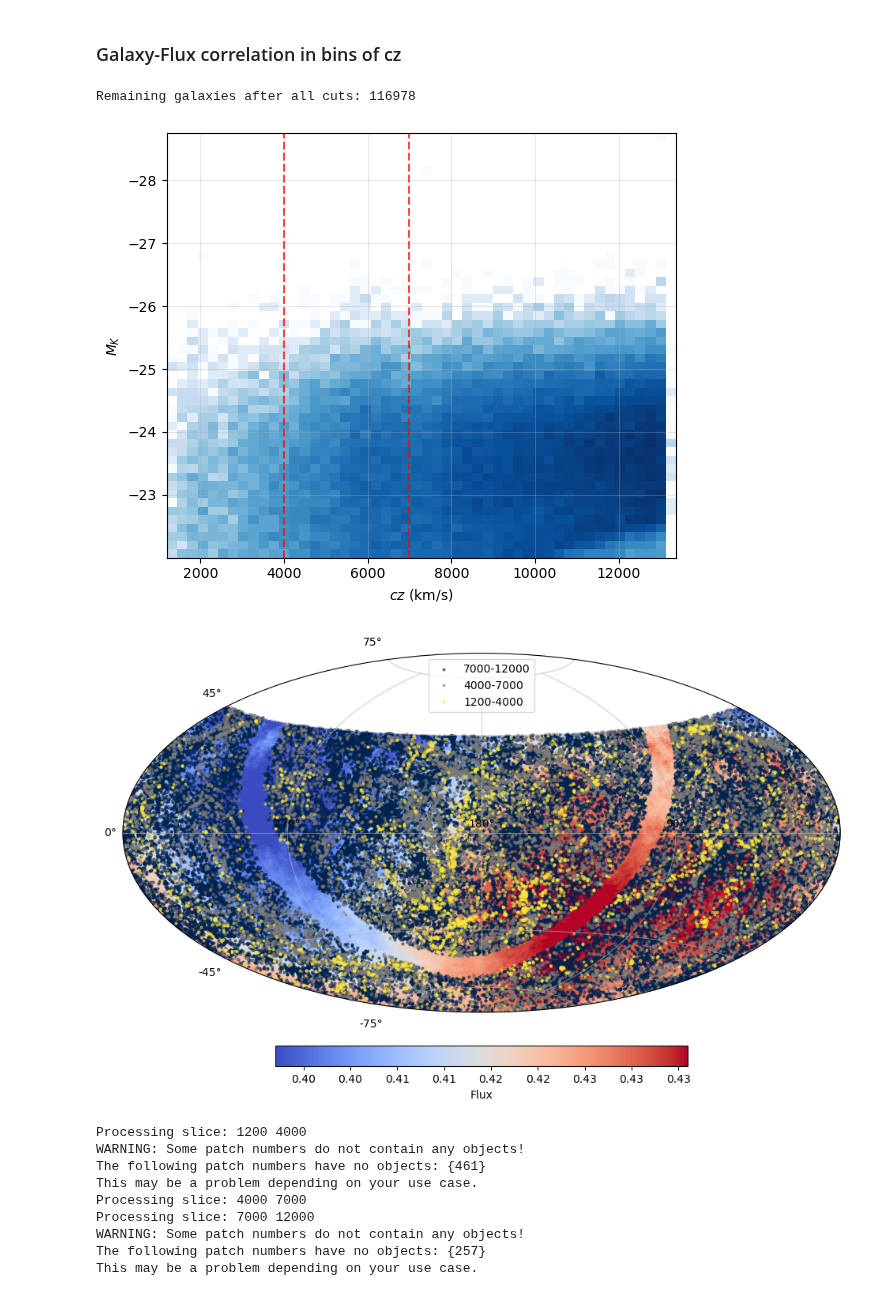
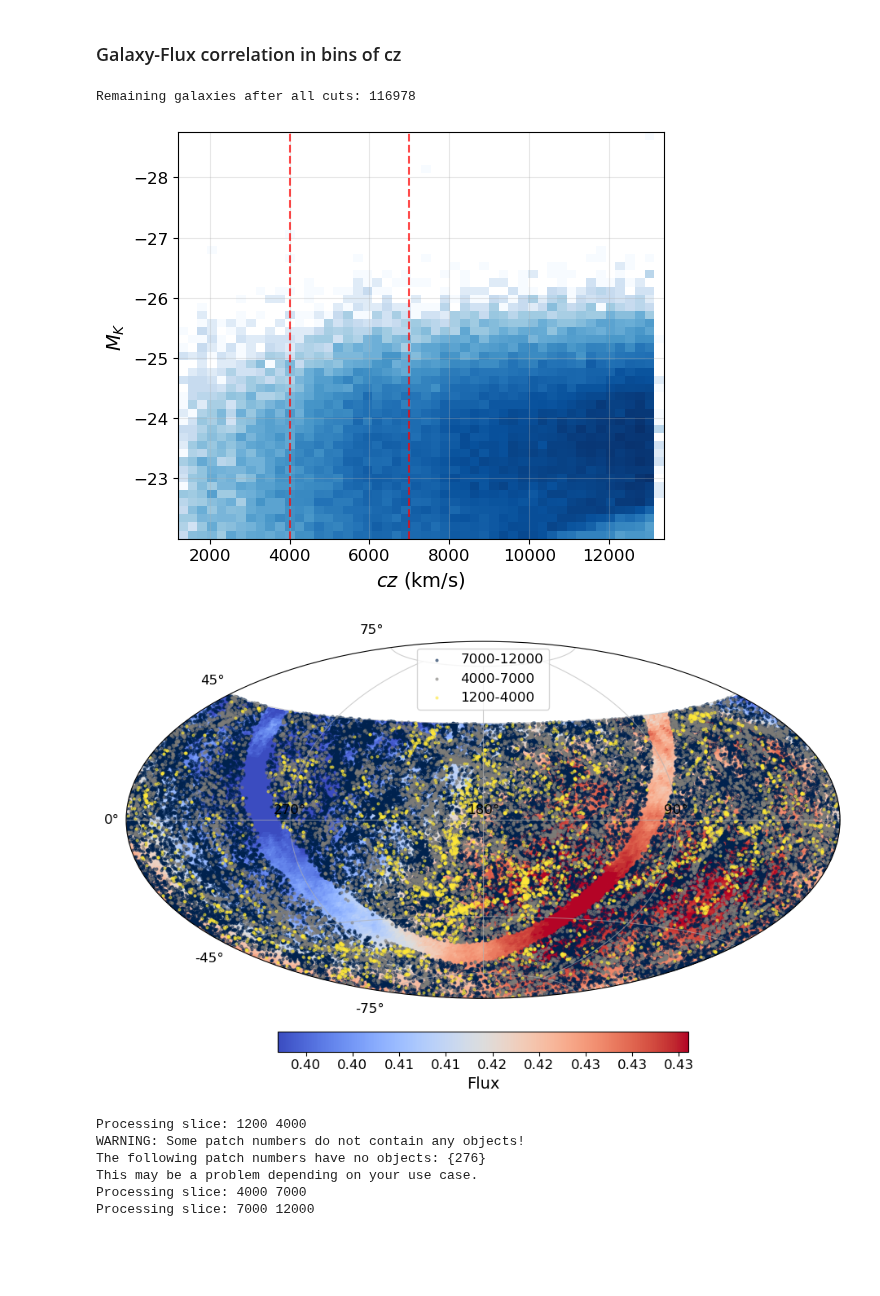
Before and after one commit to FedeDavilaKurban/Auger, a Jupyter notebook: plot2_GLADE_paper1.ipynb, the cells around one changed output. Cells and saved outputs as stored; diff of their text form; code cells hidden in the pictures; blank space fills up the shorter version.

```diff
--- a/plot2_GLADE_paper1.ipynb
+++ b/plot2_GLADE_paper1.ipynb
@@ -93,7 +93,7 @@ config = {
     "brute": False,
     "metric": 'Arc',
     "var_method": 'jackknife',
-    "num_bootstrap": 500,
+    "num_bootstrap": 1000,
     "cross_patch_weight": 'geom'
 }
 
@@ -227,7 +227,7 @@ for i, (cz_min, cz_max) in enumerate(cz_slices):
 
     # Create treecorr catalogs for the current slice
     gcat_slice = treecorr.Catalog(ra=gxs_slice['RA'], dec=gxs_slice['Dec'],
-                                  ra_units='deg', dec_units='deg', npatch=500)
+                                  ra_units='deg', dec_units='deg', npatch=300)
     rand_cat = treecorr.Catalog(ra=rand_ra, dec=rand_dec,
                                 ra_units='deg', dec_units='deg', patch_centers=gcat_slice.patch_centers)
 
@@ -241,41 +241,38 @@ for i, (cz_min, cz_max) in enumerate(cz_slices):
     rk_xi = rk.xi.copy()
 
     xi /= rk_xi  # Normalize by mean flux value
     varxi /= (rk_xi**2)  # Error propagation
 
     # # Use the raw values and compute correlation manually
     # xi = nk.xi / rk.xi - 1  # This gives (D-R)/R
     # varxi = nk.varxi / (rk.xi**2)  # Error propagation
 
     plt.fill_between(nk.meanr, xi - varxi**0.5, xi + varxi**0.5,
                      color=colors[i], alpha=0.2)  # Add error band
     plt.plot(nk.meanr, xi, color=colors[i], label=f'{cz_min} < cz <= {cz_max}')
 
 # Add colorbar using a dummy ScalarMappable
 # norm = plt.Normalize(vmin=cz_slices[0][0], vmax=cz_slices[-1][1])
 # sm = plt.cm.ScalarMappable(cmap='viridis', norm=norm)
 # sm.set_array([])  # dummy array
 # cbar = fig.colorbar(sm, ax=ax)
 # cbar.set_label('cz range')
 
 # Finalize plot
 ax.set_xlabel(r'$\theta$ (deg)')
 ax.set_ylabel(r'$w_{gF}(\theta)$')
 ax.grid()
 ax.legend(loc='upper right')
 plt.tight_layout()
 plt.savefig('../plots/gal_flux_correlation.png', dpi=300)  # Save the figure
 plt.show()
 # %% [output]
 Remaining galaxies after all cuts: 116978
-[figure, old version]
+[figure, new version]
-[figure, old version]
+[figure, new version]
 Processing slice: 1200 4000
 WARNING: Some patch numbers do not contain any objects!
-The following patch numbers have no objects: {461}
+The following patch numbers have no objects: {276}
 This may be a problem depending on your use case.
 Processing slice: 4000 7000
 Processing slice: 7000 12000
-WARNING: Some patch numbers do not contain any objects!
-The following patch numbers have no objects: {257}
-This may be a problem depending on your use case.
```
Also changed, not shown: parts of 1 cell of this notebook.
